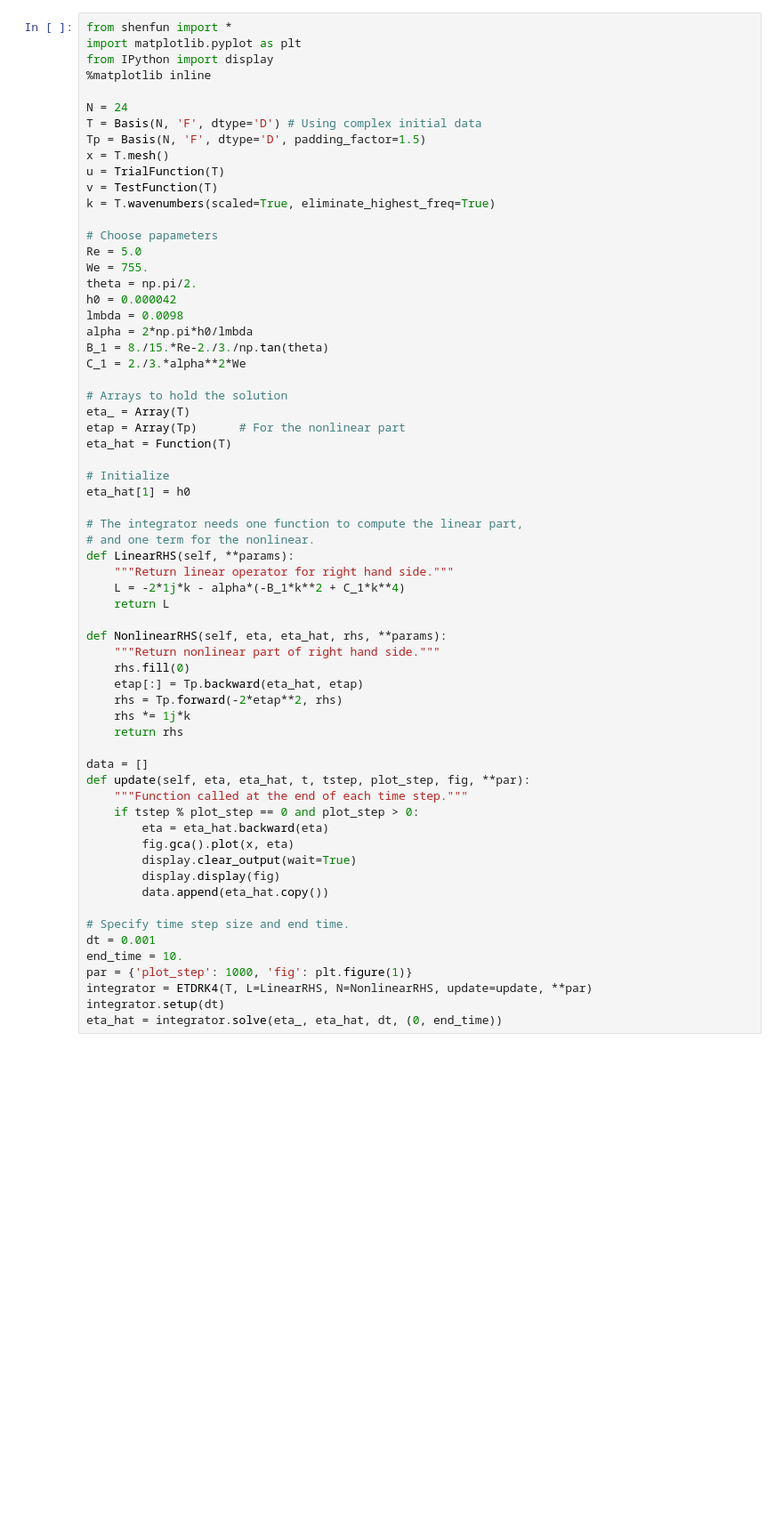
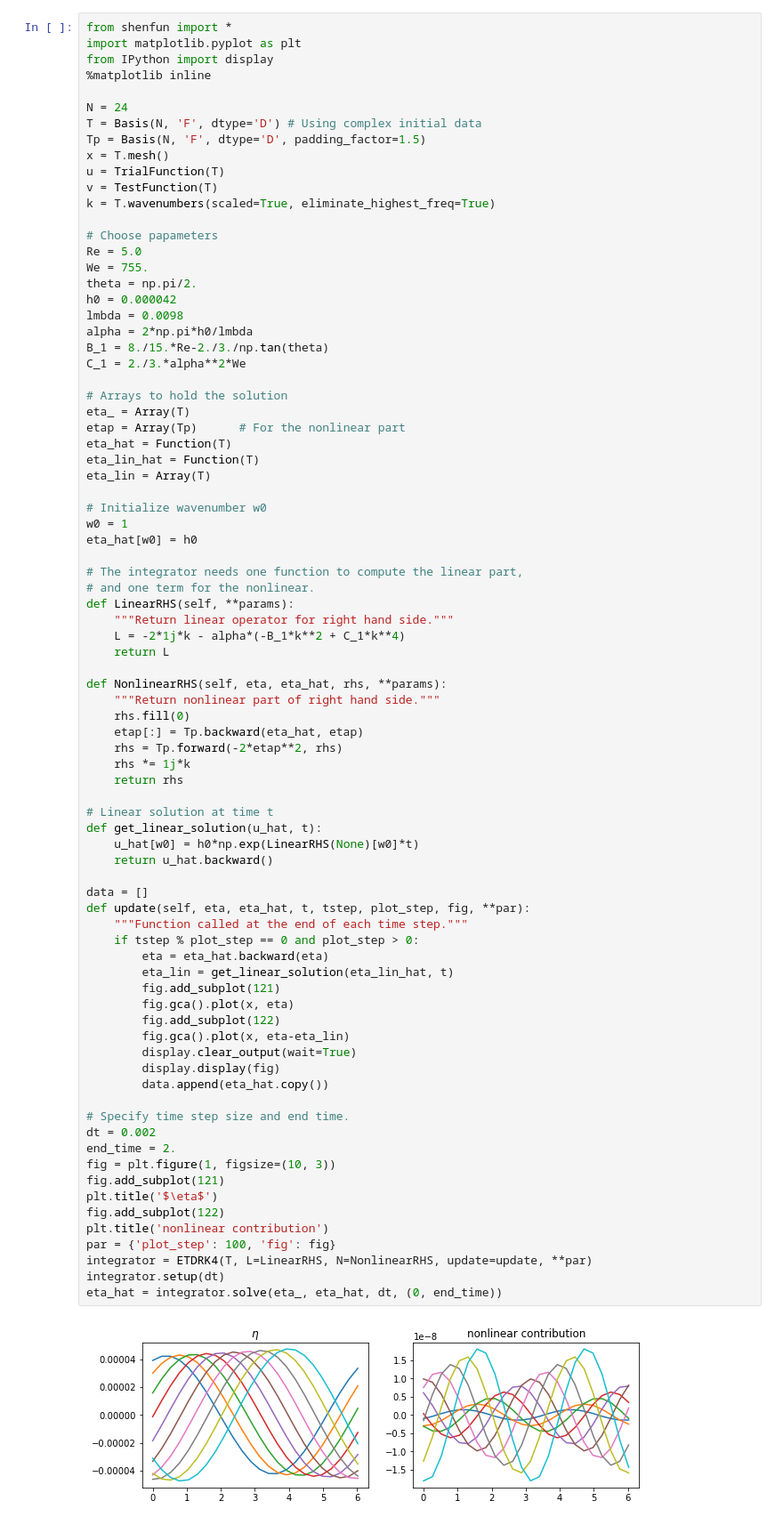
Before and after one commit to mikaem/surface-waves-on-liquid-films, a Jupyter notebook: surfacewaves.ipynb, the cells around one changed output. Shown: that part at 89% size. Drawn from its saved outputs; the diff is of its cells as text; blank space fills up the shorter version.

```diff
--- a/surfacewaves.ipynb
+++ b/surfacewaves.ipynb
@@ -94,39 +110,58 @@ C_1 = 2./3.*alpha**2*We
 eta_ = Array(T)
 etap = Array(Tp)      # For the nonlinear part
 eta_hat = Function(T)
+eta_lin_hat = Function(T)
+eta_lin = Array(T)
 
-# Initialize
-eta_hat[1] = h0
+# Initialize wavenumber w0
+w0 = 1
+eta_hat[w0] = h0
 
 # The integrator needs one function to compute the linear part,
 # and one term for the nonlinear.
 def LinearRHS(self, **params):
     """Return linear operator for right hand side."""
     L = -2*1j*k - alpha*(-B_1*k**2 + C_1*k**4)
     return L
 
 def NonlinearRHS(self, eta, eta_hat, rhs, **params):
     """Return nonlinear part of right hand side."""
     rhs.fill(0)
     etap[:] = Tp.backward(eta_hat, etap)
     rhs = Tp.forward(-2*etap**2, rhs)
     rhs *= 1j*k
     return rhs
 
+# Linear solution at time t
+def get_linear_solution(u_hat, t):
+    u_hat[w0] = h0*np.exp(LinearRHS(None)[w0]*t)
+    return u_hat.backward()
+
 data = []
 def update(self, eta, eta_hat, t, tstep, plot_step, fig, **par):
     """Function called at the end of each time step."""
     if tstep % plot_step == 0 and plot_step > 0:
         eta = eta_hat.backward(eta)
+        eta_lin = get_linear_solution(eta_lin_hat, t)
+        fig.add_subplot(121)
         fig.gca().plot(x, eta)
+        fig.add_subplot(122)
+        fig.gca().plot(x, eta-eta_lin)
         display.clear_output(wait=True)
         display.display(fig)
         data.append(eta_hat.copy())
 
 # Specify time step size and end time.
-dt = 0.001
-end_time = 10.
-par = {'plot_step': 1000, 'fig': plt.figure(1)}
+dt = 0.002
+end_time = 2.
+fig = plt.figure(1, figsize=(10, 3))
+fig.add_subplot(121)
+plt.title('$\eta$')
+fig.add_subplot(122)
+plt.title('nonlinear contribution')
+par = {'plot_step': 100, 'fig': fig}
 integrator = ETDRK4(T, L=LinearRHS, N=NonlinearRHS, update=update, **par)
 integrator.setup(dt)
 eta_hat = integrator.solve(eta_, eta_hat, dt, (0, end_time))
+# %% [output]
+[figure, added]
```
Also changed, not shown: parts of 3 cells of this notebook, 4 other files.
